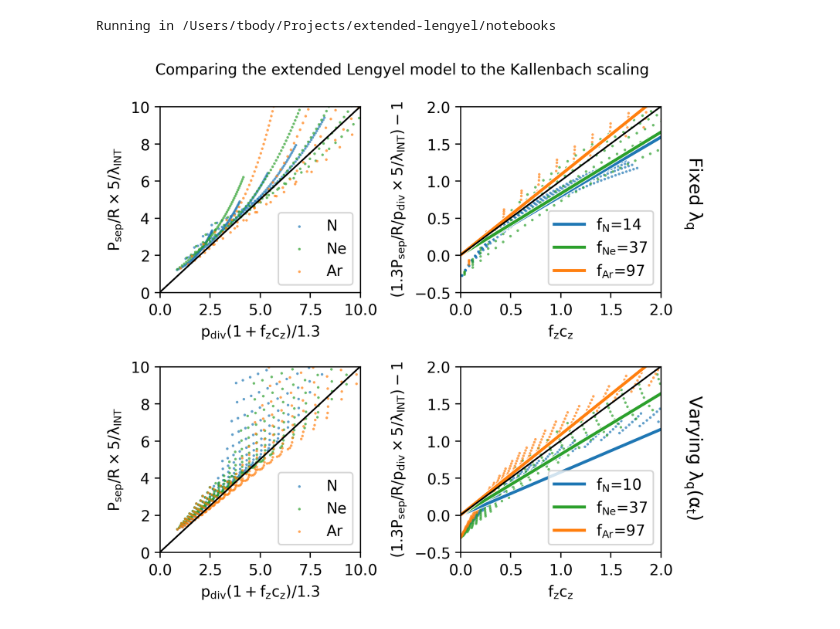
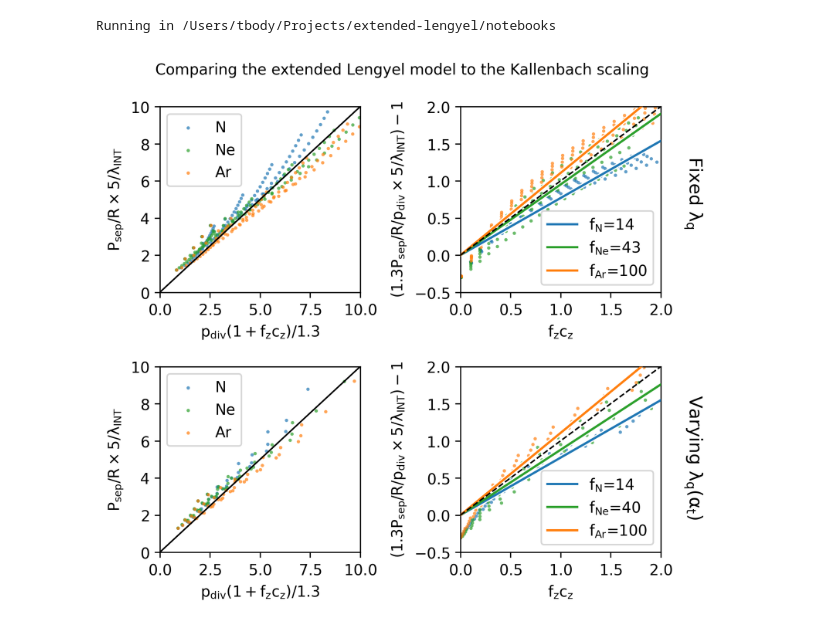
Before and after one commit to cfs-energy/extended-lengyel, a Jupyter notebook: notebooks/6.Compare_to_Kallenbach_scaling.ipynb, the cells around one changed output. Drawn from its saved outputs; the diff is of its cells as text; code cells hidden in the pictures.

Commit message:
Adjust plotting style and points selected for comparison to Kallenbach model

```diff
--- a/notebooks/6.Compare_to_Kallenbach_scaling.ipynb
+++ b/notebooks/6.Compare_to_Kallenbach_scaling.ipynb
@@ -130,8 +130,8 @@ def fit_radiative_efficiency(impurity_fraction, cz_fz, max_cz_fz=2.0):
 import matplotlib.patheffects as path_effects
 
 fig, axs = plt.subplots(ncols=2, nrows=2, figsize=(6, 6))
-s = 3.0
-fit_line_linewidth = 2.0
+s = 5.0
+fit_line_linewidth = 1.5
 scatter_alpha = 0.7
 
 for (label, color), impurity_species in {
@@ -141,66 +141,64 @@ for (label, color), impurity_species in {
 }.items():
     for i in range(2):
 
+        fz = extended_lengyel.postprocess.calc_radiative_efficiency(impurity_species)
+
         if i == 0:
             ds = extended_lengyel_model_with_S_fconv_Zeff_correction_for_fixed_qperp_tar(
                 heat_flux_perp_to_target = extended_lengyel.promote_to_coordinate(np.linspace(0.8, 2.4, num=5), ureg.MW/ureg.m**2, dims="heat_flux_perp_to_target"),
-                impurity_fraction        = extended_lengyel.promote_to_coordinate(np.linspace(0.1, 10.0, num=50), ureg.percent, dims="impurity_fraction"),
-                impurity_species    = impurity_species)
+                impurity_fraction        = extended_lengyel.promote_to_coordinate(np.linspace(1e-2/fz, 2.0/fz, num=20), ureg.dimensionless, dims="impurity_fraction"),
+                impurity_species         = impurity_species)
         else:
             ds = extended_lengyel_model_with_S_fconv_Zeff_alpha_t_correction(
-                power_crossing_separatrix   = extended_lengyel.promote_to_coordinate(np.logspace(-2, 2, num=100), ureg.MW, dims="power_crossing_separatrix"),
-                separatrix_electron_density = extended_lengyel.promote_to_coordinate(np.logspace(-2, 2, num=100), ureg.n20, dims="separatrix_electron_density"),
-                impurity_species       = impurity_species)
+                power_crossing_separatrix   = extended_lengyel.promote_to_coordinate(np.logspace(-2, 2, num=50), ureg.MW, dims="power_crossing_separatrix"),
+                separatrix_electron_density = extended_lengyel.promote_to_coordinate(np.logspace(-2, 2, num=50), ureg.n20, dims="separatrix_electron_density"),
+                impurity_species            = impurity_species)
 
         heat_flux_perp_to_target = magnitude_in_units(ds["heat_flux_perp_to_target"], ureg.MW / ureg.m**2)
-        mask                     = (heat_flux_perp_to_target >= 0.8) & (heat_flux_perp_to_target <= 2.4)
+        fz_cz = magnitude_in_units(fz * ds["impurity_fraction"], ureg.dimensionless)
+        mask                     = (heat_flux_perp_to_target >= 0.8) & (heat_flux_perp_to_target <= 2.4) & (fz_cz < 2.0)
 
         x, y = xr.broadcast(
             ds["Psep/R/lambda_int"].where(mask),
             ds["p0(1+fz*cz)/1.3"].where(mask),
         )
 
-        axs[i][0].scatter(magnitude_in_units(x, ""), magnitude_in_units(y, ""), c=color, s=s, label=label, alpha=scatter_alpha, edgecolors="none")
+        axs[i][0].scatter(magnitude_in_units(x, ""), magnitude_in_units(y, ""), c=color, s=s, label=label, alpha=scatter_alpha, edgecolors="none", zorder=1)
 
         x, y = xr.broadcast(
             ds["cz*fz"].where(mask),
             ds["1.3Psep/R/p0/lambda_int - 1"].where(mask),
         )
 
-        axs[i][1].scatter(magnitude_in_units(x, ""), magnitude_in_units(y, ""), c=color, s=s, alpha=scatter_alpha, edgecolors="none")
+        axs[i][1].scatter(magnitude_in_units(x, ""), magnitude_in_units(y, ""), c=color, s=s, alpha=scatter_alpha, edgecolors="none", zorder=1)
 
-        fz, sigma_fz = fit_radiative_efficiency(ds["impurity_fraction"].where(mask), ds["1.3Psep/R/p0/lambda_int - 1"].where(mask))
+        fz_best_fit, sigma_fz = fit_radiative_efficiency(ds["impurity_fraction"].where(mask), ds["1.3Psep/R/p0/lambda_int - 1"].where(mask))
 
-        axs[i][1].axline((0, 0), (1, fz / magnitude_in_units(ds["radiative_efficiency"], "")),
-                         color=color, linewidth=fit_line_linewidth, label=f"$f_{{{label}}}$={fz:.0f}",
-                         path_effects = [path_effects.Stroke(linewidth=fit_line_linewidth * 1.5, foreground='white'), path_effects.Normal()]
-        )
+        axs[i][1].axline((0, 0), (1, fz_best_fit / fz), color="white", linewidth=2.0 * fit_line_linewidth, zorder=2)
+        axs[i][1].axline((0, 0), (1, fz_best_fit / fz), color=color, linewidth=fit_line_linewidth, label=f"$f_{{{label}}}$={fz_best_fit:.0f}", zorder=3)
 
 for ax in axs[:, 0]:
   ax.legend()
-  ax.axline((0, 0), (1, 1), color="k", linewidth=1.0)
   ax.set_xlim(0, 10)
   ax.set_ylim(0, 10)
   ax.set_xlabel("$p_{div}(1+f_z c_z)/1.3$")
   ax.set_ylabel("$P_{sep}/R \\times 5 / \\lambda_{INT}$")
+  ax.axline((0, 0), (1, 1), color="k", linewidth=1.0, linestyle="-", zorder=4)
 
 for ax in axs[:, 1]:
   ax.legend()
-  ax.axline((0, 0), (1, 1), color="k", linewidth=1.0)
   ax.set_xlim(0, 2)
   ax.set_ylim(-0.5, 2)
   ax.set_xlabel("$f_z c_z$")
   ax.set_ylabel("$(1.3P_{sep}/R / p_{div} \\times 5 / \\lambda_{INT}) - 1$")
+  ax.axline((0, 0), (1, 1), color="k", linewidth=1.0, linestyle="--", zorder=4)
 
 fig.subplots_adjust(wspace=0.5, hspace=0.4, top=0.8)
-
-for ax in axs.flatten():
-    ax.axline((0, 0), (1, 1), color="k", linewidth=1.0)
 
 fig.text(0.5, 0.85, "Comparing the extended Lengyel model to the Kallenbach scaling", ha="center", fontsize=10)
 fig.text(0.95, 0.62, "Fixed $\\lambda_q$", ha="center", fontsize=12, rotation=270)
 fig.text(0.95, 0.17, "Varying $\\lambda_q(\\alpha_t)$", ha="center", fontsize=12, rotation=270)
 
 fig.savefig(extended_lengyel.directories.output_dir / "combined_comparison_to_Kallenbach_scaling.png", dpi=300, bbox_inches="tight")
 # %% [output]
-[figure, old version]
+[figure, new version]
```
Also changed, not shown: 1 other file.
